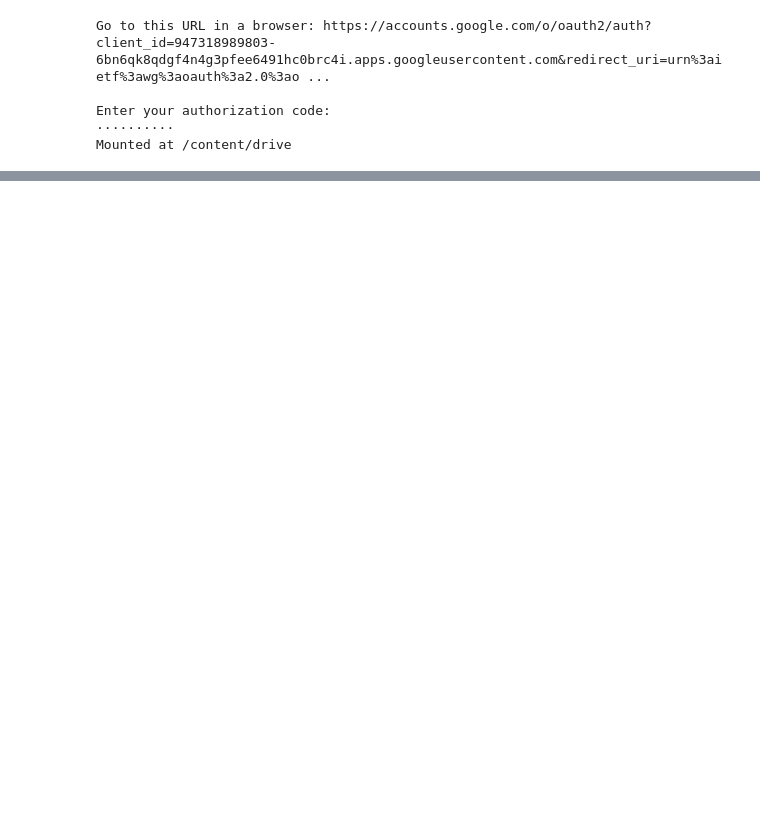
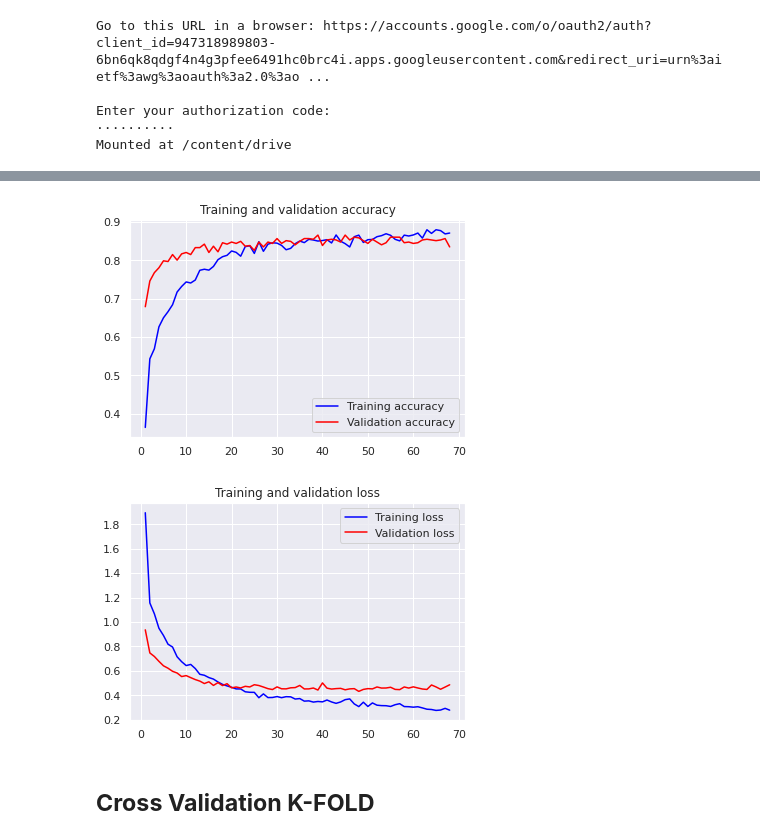
Before and after one commit to zhimg/Trash-Image-Classification-System-using-Machine-Learning-and-Deep-Learning-Algorithms, a Jupyter notebook: Third_Experiment_TransferLearning_VGG19.ipynb, the cells around one changed output, grey strips where cells are left out. Saved outputs shown, nothing was run; the diff lists cells and outputs as text; code cells hidden in the pictures; blank space fills up the shorter version.

```diff
--- a/Third_Experiment_TransferLearning_VGG19.ipynb
+++ b/Third_Experiment_TransferLearning_VGG19.ipynb
@@ -172 +57,9 @@ X_train.shape, X_test.shape, y_train.shape, y_test.shape
+# %%
+# Initial Dataset Path
+initial_data_path = "/content/drive/My Drive/data/"
+initial_data_csv_path = "/content/drive/My Drive/InitialData.csv"
+
+# Augmented Data Path
+data_path = "/content/drive/My Drive/trainDataTACO/"
+final_data_csv_path = "/content/drive/My Drive/FinalData.csv"
 # %% [markdown]
@@ -379,0 +208,3 @@ category_Plastic straw (98.8)
+# %%
+df2 = pd.read_csv(final_data_csv_path)
+df2.info()
@@ -379,0 +244,9 @@ category_Plastic straw (98.8)
+# %%
+print("Model 2 training.........")
+# Create Model Object
+model_2 = create_model(input_shape)
+model_2.summary()
+
+# Train the the model
+history = model_2.fit(train_features, y_train, batch_size=50, epochs=100, verbose=1, validation_split=0.2, callbacks = [cb_early_stopper])
+print("Model 2 training Completed")
@@ -379,0 +271,27 @@ category_Plastic straw (98.8)
+# %%
+# Evaluate the model 1
+_, train_acc = model_2.evaluate(train_features, y_train)
+_, test_acc = model_2.evaluate(test_features, y_test)
+print('Train: %.3f, Test: %.3f' % (train_acc, test_acc))
+
+# plot the loss and accuracy
+acc = history.history['accuracy']
+val_acc = history.history['val_accuracy']
+loss = history.history['loss']
+val_loss = history.history['val_loss']
+epochs = range(1, len(acc) + 1)
+
+plt.title('Training and validation accuracy')
+plt.plot(epochs, acc, 'blue', label='Training accuracy')
+plt.plot(epochs, val_acc, 'red', label='Validation accuracy')
+plt.legend()
+
+plt.figure()
+plt.title('Training and validation loss')
+plt.plot(epochs, loss, 'blue', label='Training loss')
+plt.plot(epochs, val_loss, 'red', label='Validation loss')
+
+plt.legend()
+
+plt.show()
+# %% [output]
@@ -379,0 +301,4 @@ category_Plastic straw (98.8)
+[figure, added]
+[figure, added]
+# %% [markdown]
+## **Cross Validation K-FOLD**
```
Also changed, not shown: parts of 50 cells of this notebook.
